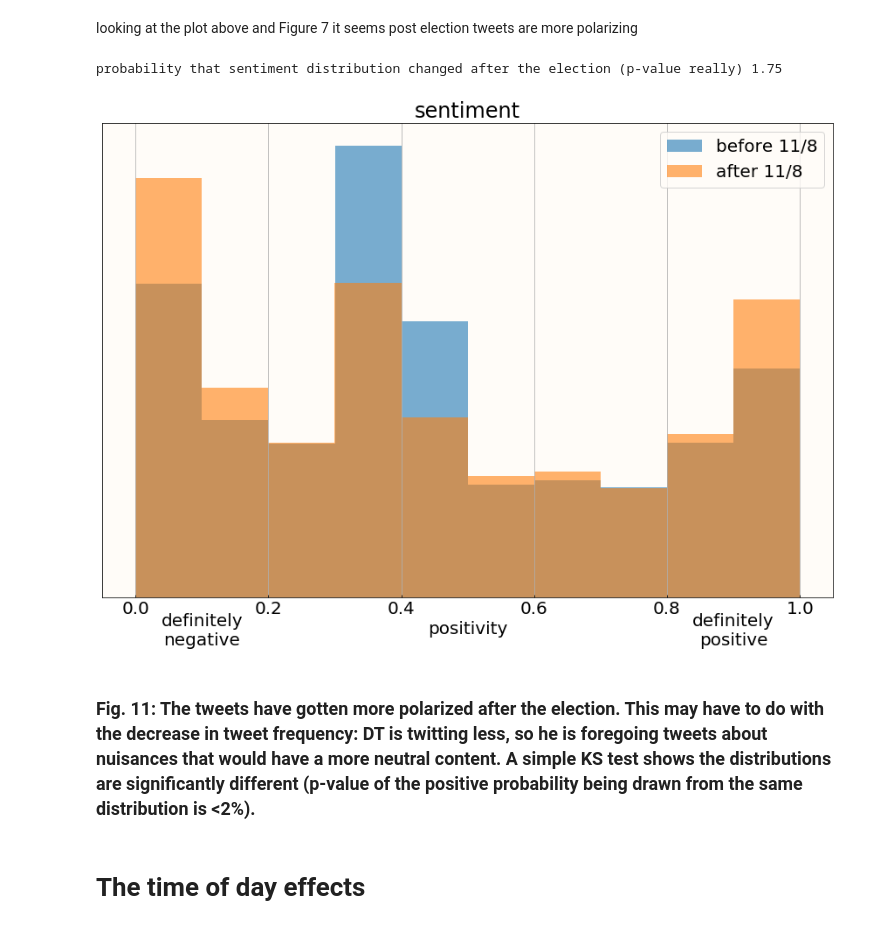
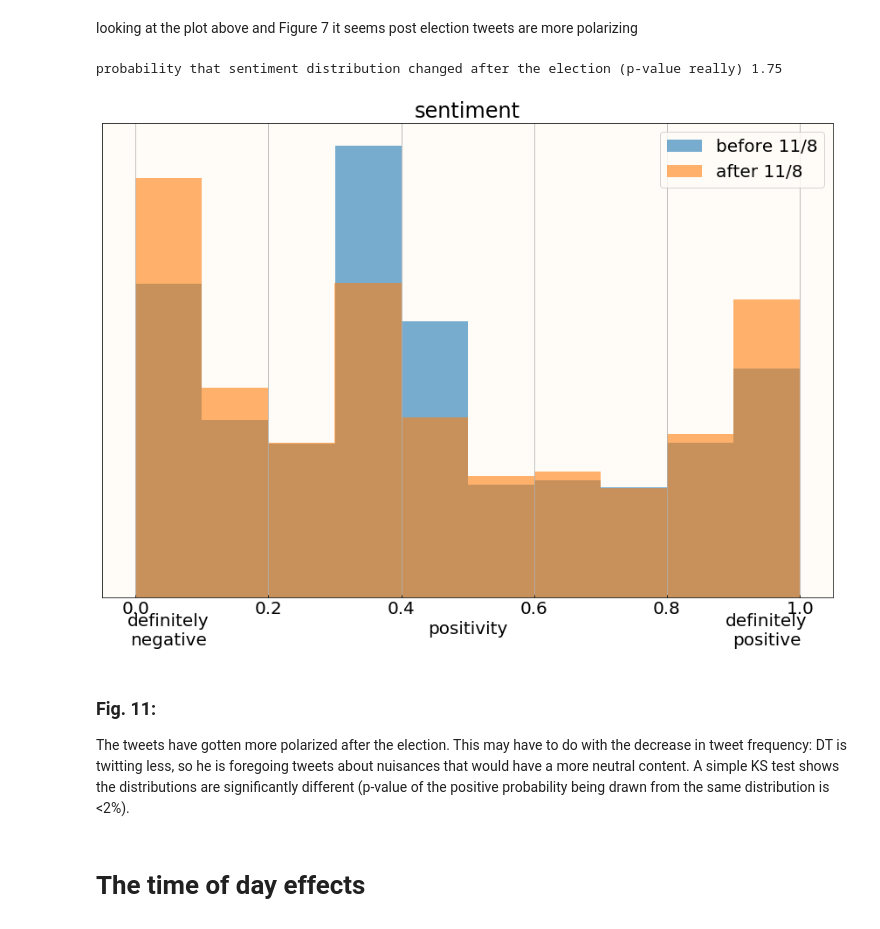
Before and after one commit to fedhere/trumpTweets, a Jupyter notebook: tweetsAnalysis.ipynb, the cells around one changed output. Cells and saved outputs as stored; diff of their text form; code cells hidden in the pictures.

```diff
--- a/tweetsAnalysis.ipynb
+++ b/tweetsAnalysis.ipynb
@@ -1106,36 +1113,37 @@ looking at the plot above and Figure 7 it seems post election tweets are more po
 # %%
 fig = pl.figure(figsize=(15, 10))
 ax = fig.add_subplot(111)
 ax.hist(
     positiveprob[originalTweets * (ttimes < electionNight)],
     alpha=0.6,
     label="before 11/8",
     normed=1)
 ax.hist(
     positiveprob[originalTweets * (ttimes >= electionNight)],
     alpha=0.6,
     label="after 11/8",
     normed=1)
 
 pl.grid(True)
 ax.set_yticks([])
 pl.grid(True)
 title = ax.set_title("sentiment")
 pl.legend()
 pl.xlabel("positivity")
-pl.text(0.1, -pl.ylim()[1] * 0.1, "definitely\nnegative", ha="center")
-pl.text(0.9, -pl.ylim()[1] * 0.1, "definitely\npositive", ha="center")
+pl.text(0.05, -pl.ylim()[1] * 0.1, "definitely\nnegative", ha="center")
+pl.text(0.95, -pl.ylim()[1] * 0.1, "definitely\npositive", ha="center")
 print(
     "probability that sentiment distribution changed after the election (p-value really) %.2f"
     % (100 * scipy.stats.ks_2samp(
         positiveprob[originalTweets * (ttimes < electionNight)],
         positiveprob[originalTweets * (ttimes >= electionNight)])[1]))
 pl.savefig("fig11.jpg")
 # %% [output]
 probability that sentiment distribution changed after the election (p-value really) 1.75
-[figure, old version]
+[figure, new version]
 # %% [markdown]
-### Fig. 11: The tweets have gotten more polarized after the election. This may have to do with the decrease in tweet frequency: DT is twitting less, so he is foregoing tweets about nuisances that would have a more neutral content. A simple KS test shows the distributions are significantly different (p-value of the positive probability being drawn from the same distribution is <2%).
+### Fig. 11:
+The tweets have gotten more polarized after the election. This may have to do with the decrease in tweet frequency: DT is twitting less, so he is foregoing tweets about nuisances that would have a more neutral content. A simple KS test shows the distributions are significantly different (p-value of the positive probability being drawn from the same distribution is <2%).
 # %% [markdown]
 # The time of day effects
 # %% [markdown]
```
Also changed, not shown: parts of 15 cells of this notebook.
